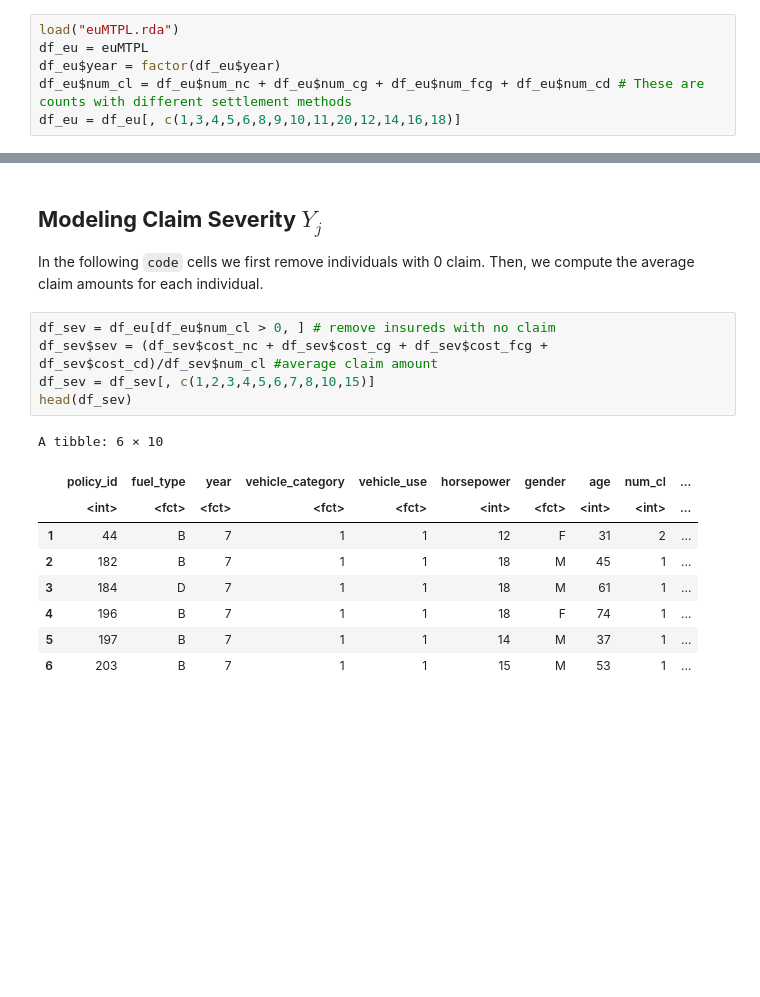
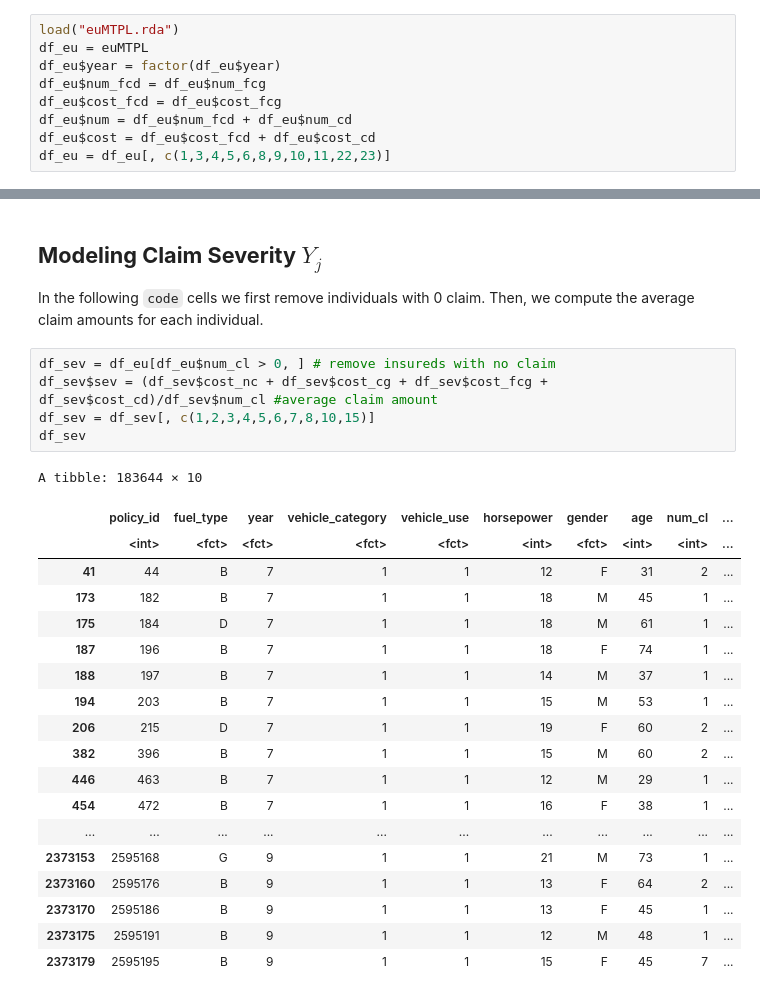
Before and after one commit to tim901225pn-ui/Claim-Prediction-Application-of-GLM-on-Compound-Poisson-Model, a Jupyter notebook: RESULT.ipynb, the cells around one changed output, grey strips where cells are left out. Cells and saved outputs as stored; diff of their text form; blank space fills up the shorter version.

```diff
--- a/RESULT.ipynb
+++ b/RESULT.ipynb
@@ -11,8 +11,11 @@ Finally, we split the data frame into training (years 7–8) and testing (year 9
 load("euMTPL.rda")
 df_eu = euMTPL
 df_eu$year = factor(df_eu$year)
-df_eu$num_cl = df_eu$num_nc + df_eu$num_cg + df_eu$num_fcg + df_eu$num_cd # These are counts with different settlement methods
-df_eu = df_eu[, c(1,3,4,5,6,8,9,10,11,20,12,14,16,18)]
+df_eu$num_fcd = df_eu$num_fcg
+df_eu$cost_fcd = df_eu$cost_fcg
+df_eu$num = df_eu$num_fcd + df_eu$num_cd
+df_eu$cost = df_eu$cost_fcd + df_eu$cost_cd
+df_eu = df_eu[, c(1,3,4,5,6,8,9,10,11,22,23)]
 # %%
 dim(df_eu); head(df_eu); summary(df_eu)
 # %% [output]
@@ -129,15 +135,25 @@ In the following `code` cells we first remove individuals with 0 claim. Then, we
 # %%
 df_sev = df_eu[df_eu$num_cl > 0, ] # remove insureds with no claim
 df_sev$sev = (df_sev$cost_nc + df_sev$cost_cg + df_sev$cost_fcg + df_sev$cost_cd)/df_sev$num_cl #average claim amount
 df_sev = df_sev[, c(1,2,3,4,5,6,7,8,10,15)]
-head(df_sev)
+df_sev
 # %% [output]
-A tibble: 6 × 10
+A tibble: 183644 × 10
 |  | policy_id | fuel_type | year | vehicle_category | vehicle_use | horsepower | gender | age | num_cl | ... |
 |  | <int> | <fct> | <fct> | <fct> | <fct> | <int> | <fct> | <int> | <int> | ... |
-| 1 | 44 | B | 7 | 1 | 1 | 12 | F | 31 | 2 | ... |
-| 2 | 182 | B | 7 | 1 | 1 | 18 | M | 45 | 1 | ... |
-| 3 | 184 | D | 7 | 1 | 1 | 18 | M | 61 | 1 | ... |
-| 4 | 196 | B | 7 | 1 | 1 | 18 | F | 74 | 1 | ... |
-| 5 | 197 | B | 7 | 1 | 1 | 14 | M | 37 | 1 | ... |
-| 6 | 203 | B | 7 | 1 | 1 | 15 | M | 53 | 1 | ... |
+| 41 | 44 | B | 7 | 1 | 1 | 12 | F | 31 | 2 | ... |
+| 173 | 182 | B | 7 | 1 | 1 | 18 | M | 45 | 1 | ... |
+| 175 | 184 | D | 7 | 1 | 1 | 18 | M | 61 | 1 | ... |
+| 187 | 196 | B | 7 | 1 | 1 | 18 | F | 74 | 1 | ... |
+| 188 | 197 | B | 7 | 1 | 1 | 14 | M | 37 | 1 | ... |
+| 194 | 203 | B | 7 | 1 | 1 | 15 | M | 53 | 1 | ... |
+| 206 | 215 | D | 7 | 1 | 1 | 19 | F | 60 | 2 | ... |
+| 382 | 396 | B | 7 | 1 | 1 | 15 | M | 60 | 2 | ... |
+| 446 | 463 | B | 7 | 1 | 1 | 12 | M | 29 | 1 | ... |
+| 454 | 472 | B | 7 | 1 | 1 | 16 | F | 38 | 1 | ... |
+| ... | ... | ... | ... | ... | ... | ... | ... | ... | ... | ... |
+| 2373153 | 2595168 | G | 9 | 1 | 1 | 21 | M | 73 | 1 | ... |
+| 2373160 | 2595176 | B | 9 | 1 | 1 | 13 | F | 64 | 2 | ... |
+| 2373170 | 2595186 | B | 9 | 1 | 1 | 13 | F | 45 | 1 | ... |
+| 2373175 | 2595191 | B | 9 | 1 | 1 | 12 | M | 48 | 1 | ... |
+| 2373179 | 2595195 | B | 9 | 1 | 1 | 15 | F | 45 | 7 | ... |
```
Also changed, not shown: parts of 9 cells of this notebook, 5 other files.
